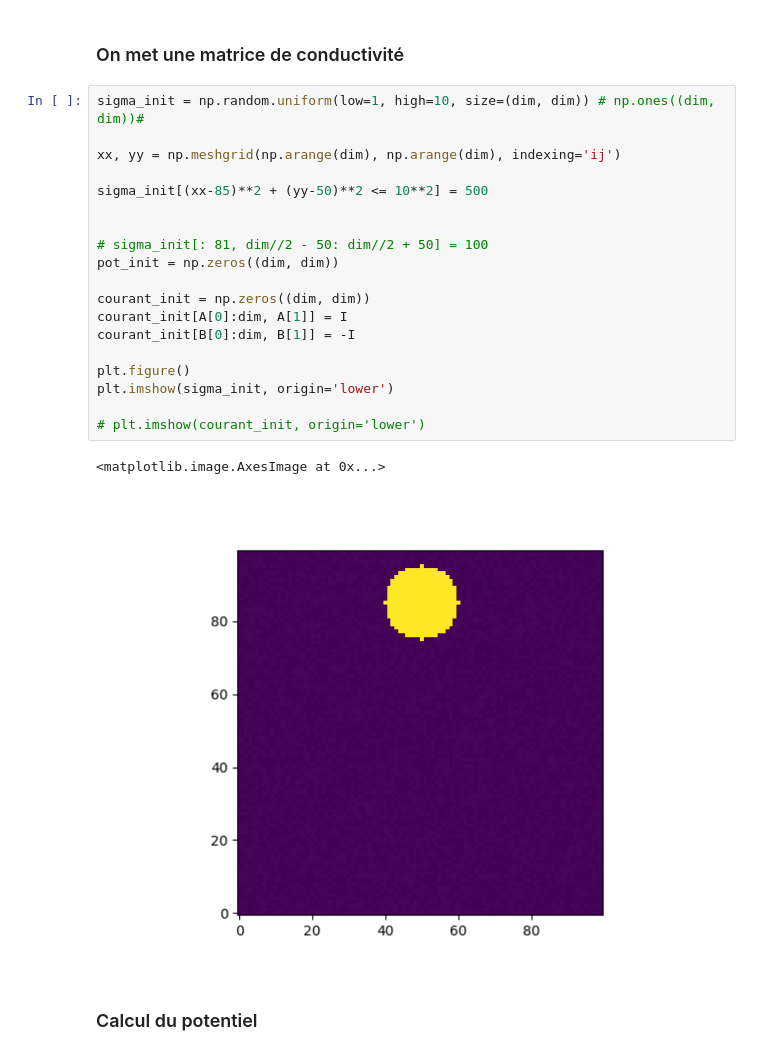
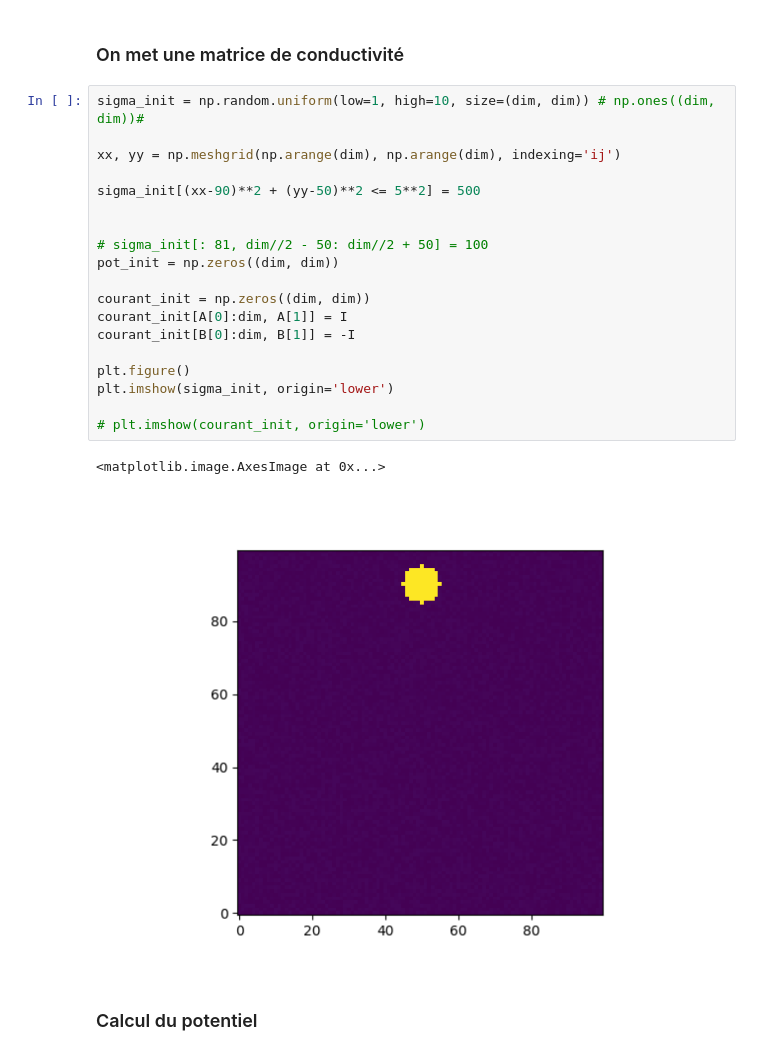
Before and after one commit to AlexandreChevrette/ProjetFinal_PhysiqueNumerique, a Jupyter notebook: Projet_physnum.ipynb, the cells around one changed output. Cells and saved outputs as stored; diff of their text form.

```diff
--- a/Projet_physnum.ipynb
+++ b/Projet_physnum.ipynb
@@ -30,25 +30,25 @@ N = (98, 52)
 # %%
 sigma_init = np.random.uniform(low=1, high=10, size=(dim, dim)) # np.ones((dim, dim))#
 
 xx, yy = np.meshgrid(np.arange(dim), np.arange(dim), indexing='ij')
 
-sigma_init[(xx-85)**2 + (yy-50)**2 <= 10**2] = 500
+sigma_init[(xx-90)**2 + (yy-50)**2 <= 5**2] = 500
 
 
 # sigma_init[: 81, dim//2 - 50: dim//2 + 50] = 100
 pot_init = np.zeros((dim, dim))
 
 courant_init = np.zeros((dim, dim))
 courant_init[A[0]:dim, A[1]] = I
 courant_init[B[0]:dim, B[1]] = -I
 
 plt.figure()
 plt.imshow(sigma_init, origin='lower')
 
 # plt.imshow(courant_init, origin='lower')
 # %% [output]
 <matplotlib.image.AxesImage at 0x...>
-[figure, old version]
+[figure, new version]
 # %% [markdown]
 ### Calcul du potentiel
 # %%
```
Also changed, not shown: parts of 2 cells of this notebook.
